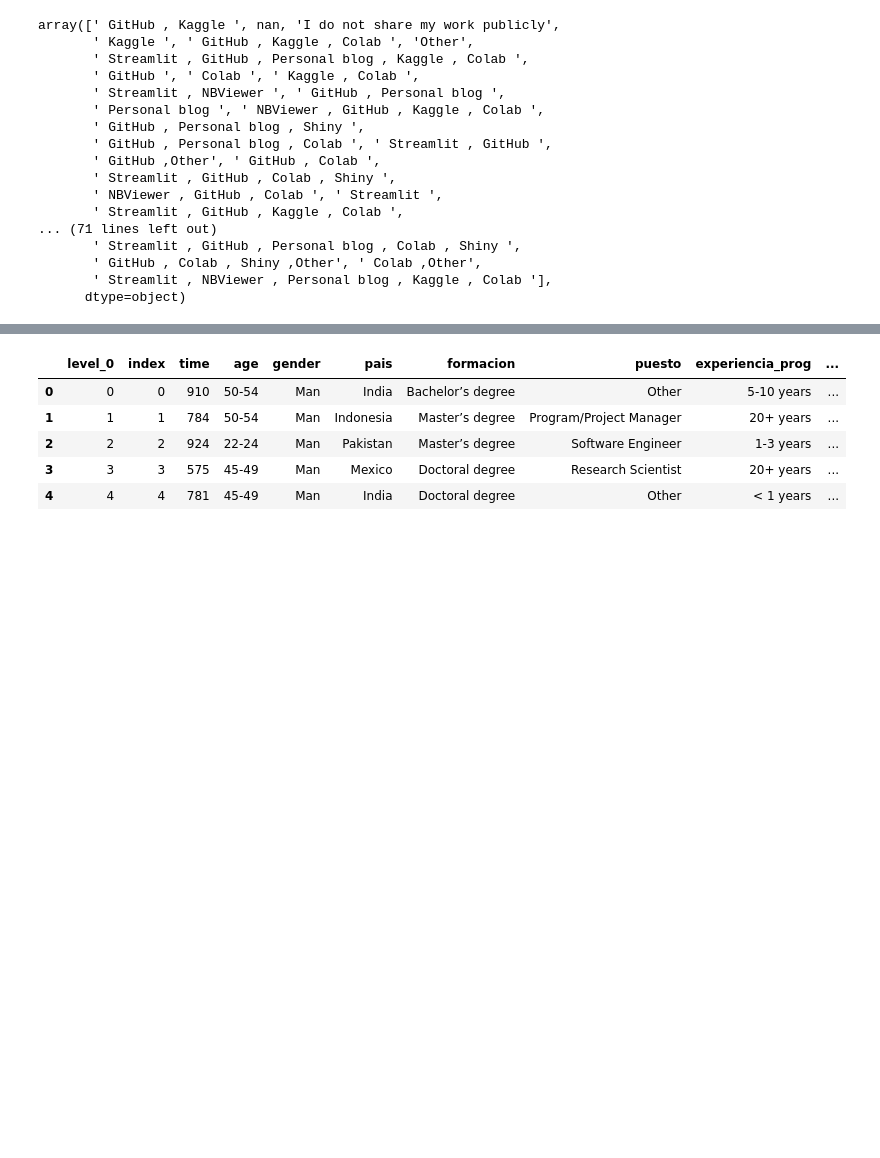
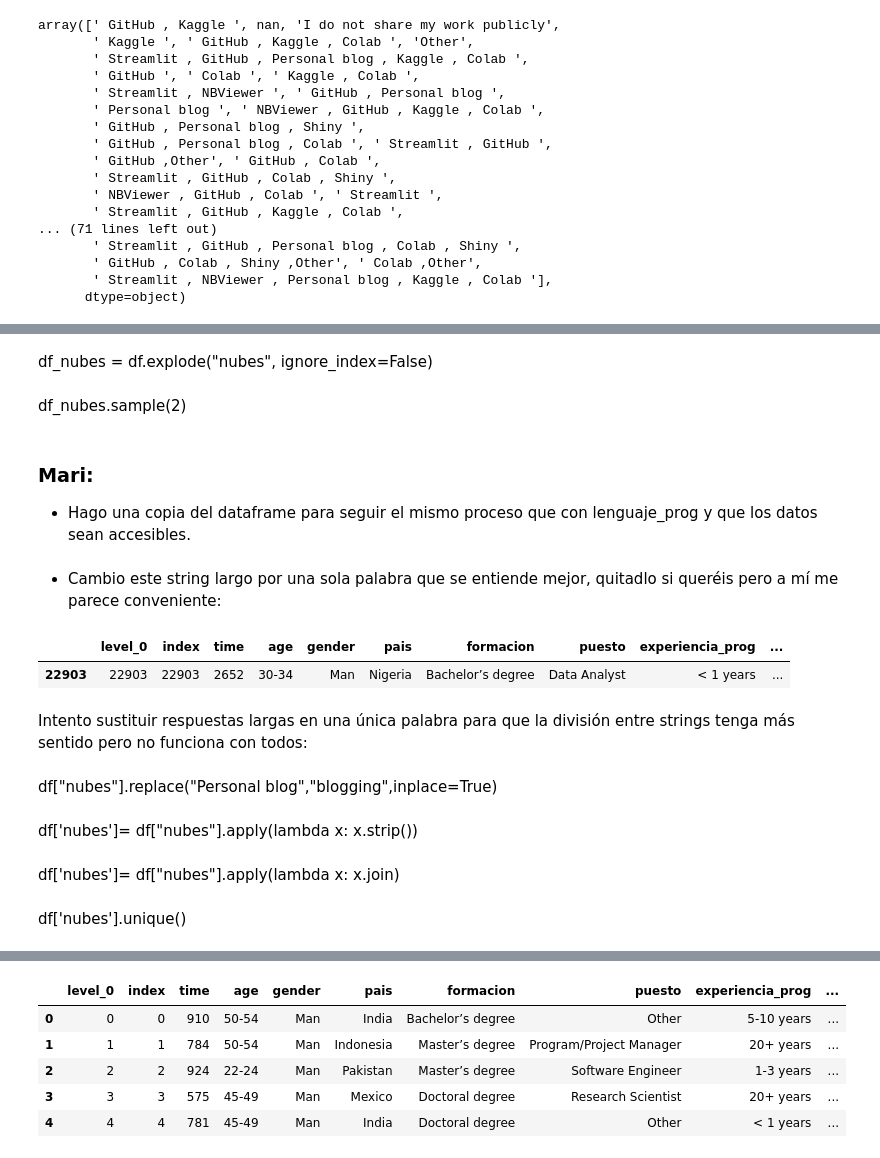
Before and after one commit to Adalab/project-DA-promo-c-modulo-2-team-5, a Jupyter notebook: sprint_review_3_clean.ipynb, the cells around one changed output, grey strips where cells are left out. Drawn from its saved outputs; the diff is of its cells as text; code cells hidden in the pictures; blank space fills up the shorter version.

```diff
--- a/sprint_review_3_clean.ipynb
+++ b/sprint_review_3_clean.ipynb
@@ -799 +814,10 @@ array([' GitHub , Kaggle ', nan, 'I do not share my work publicly',
+# %% [markdown]
+df_nubes = df.explode("nubes", ignore_index=False)
+# %% [markdown]
+df_nubes.sample(2)
+# %% [markdown]
+### Mari:
+- Hago una copia del dataframe para seguir el mismo proceso que con lenguaje_prog y que los datos sean accesibles.
+# %%
+df_nubes = df.copy()
 # %%
@@ -800,0 +825,2 @@ df["nubes"].replace(np.nan,"unknown",inplace=True)
+# %% [markdown]
+- Cambio este string largo por una sola palabra que se entiende mejor, quitadlo si queréis pero a mí me parece conveniente:
@@ -800,0 +829,15 @@ df["nubes"].replace(np.nan,"unknown",inplace=True)
+# %%
+df_nubes.sample()
+# %% [output]
+|  | level_0 | index | time | age | gender | pais | formacion | puesto | experiencia_prog | ... |
+| 22903 | 22903 | 22903 | 2652 | 30-34 | Man | Nigeria | Bachelor’s degree | Data Analyst | < 1 years | ... |
+# %% [markdown]
+Intento sustituir respuestas largas en una única palabra para que la división entre strings tenga más sentido pero no funciona con todos:
+# %% [markdown]
+df["nubes"].replace("Personal blog","blogging",inplace=True)
+# %% [markdown]
+df['nubes']= df["nubes"].apply(lambda x: x.strip())
+# %% [markdown]
+df['nubes']= df["nubes"].apply(lambda x: x.join)
+# %% [markdown]
+df['nubes'].unique()
```
Also changed, not shown: parts of 24 cells of this notebook.
